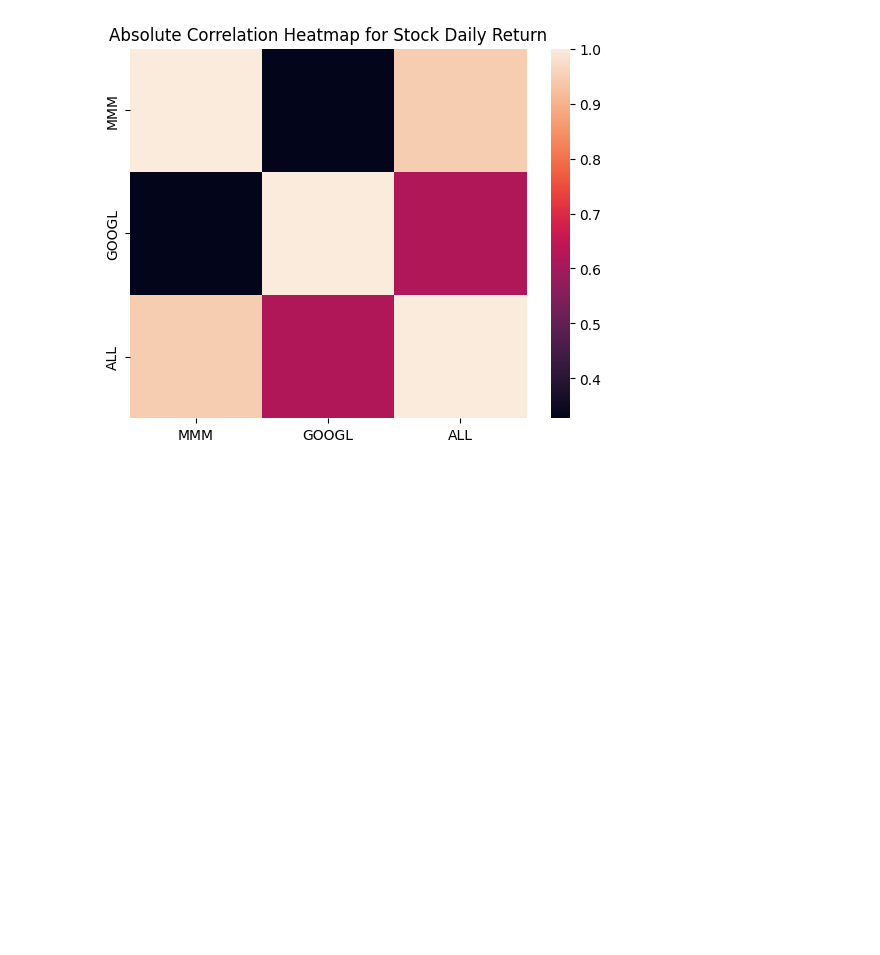
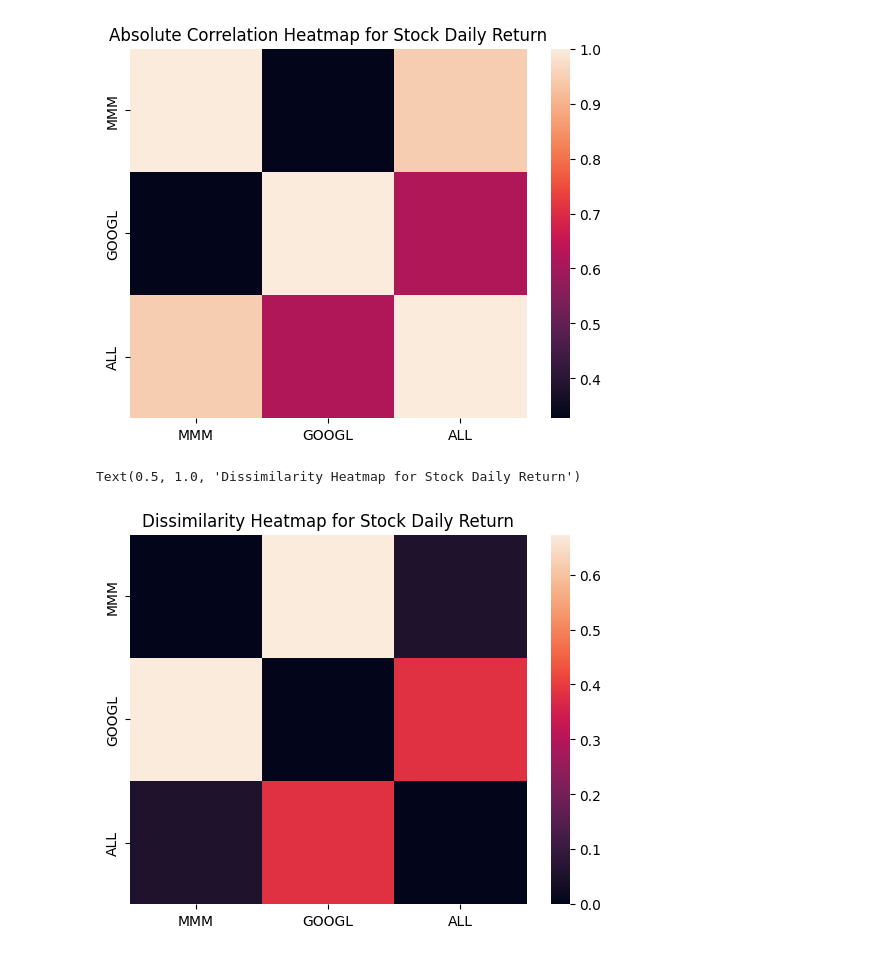
Before and after one commit to alainalin/JPMC-analysis-tool, a Jupyter notebook: task2.ipynb, the cells around one changed output. Drawn from its saved outputs; the diff is of its cells as text; code cells hidden in the pictures; blank space fills up the shorter version.

```diff
--- a/task2.ipynb
+++ b/task2.ipynb
@@ -32,7 +32,7 @@ data = {
     'Date': ['2024-08-27', '2024-08-28', '2024-08-29'],
     'MMM': [0.6, 0.7, 0.5],
     'GOOGL': [0.6, 0.8, 0.9],
-    'ALL': [0.3, 0.2, 0.7]
+    'ALL': [0.3, 0.2, 0.7],
 }
 
 # Create the DataFrame
@@ -45,16 +45,18 @@ print("Original Data:")
 print(df)
 
 # Compute the correlation matrix
-correlation_matrix = df.corr()
-
-print("\nCorrelation Matrix:")
-print(correlation_matrix)
-
-# Convert to absolute correlation values
-absolute_correlation_matrix = correlation_matrix.abs()
+absolute_correlation_matrix = df.corr().abs()
 
 print("\nAbsolute Correlation Matrix:")
 print(absolute_correlation_matrix)
+
+# Convert correlation to dissimilarity
+dissimilarity_matrix = 1 - absolute_correlation_matrix
+
+print("\nDissimilarity Matrix:")
+print(dissimilarity_matrix)
+
+#
 # %% [output]
 Original Data:
             MMM  GOOGL  ALL
@@ -83,3 +85,8 @@ sns.heatmap(absolute_correlation_matrix).set_title("Absolute Correlation Heatmap
 # %% [output]
 Text(0.5, 1.0, 'Absolute Correlation Heatmap for Stock Daily Return')
 [figure]
+# %%
+sns.heatmap(dissimilarity_matrix).set_title("Dissimilarity Heatmap for Stock Daily Return")
+# %% [output]
+Text(0.5, 1.0, 'Dissimilarity Heatmap for Stock Daily Return')
+[figure, added]
```
Also changed, not shown: parts of 1 cell of this notebook.
